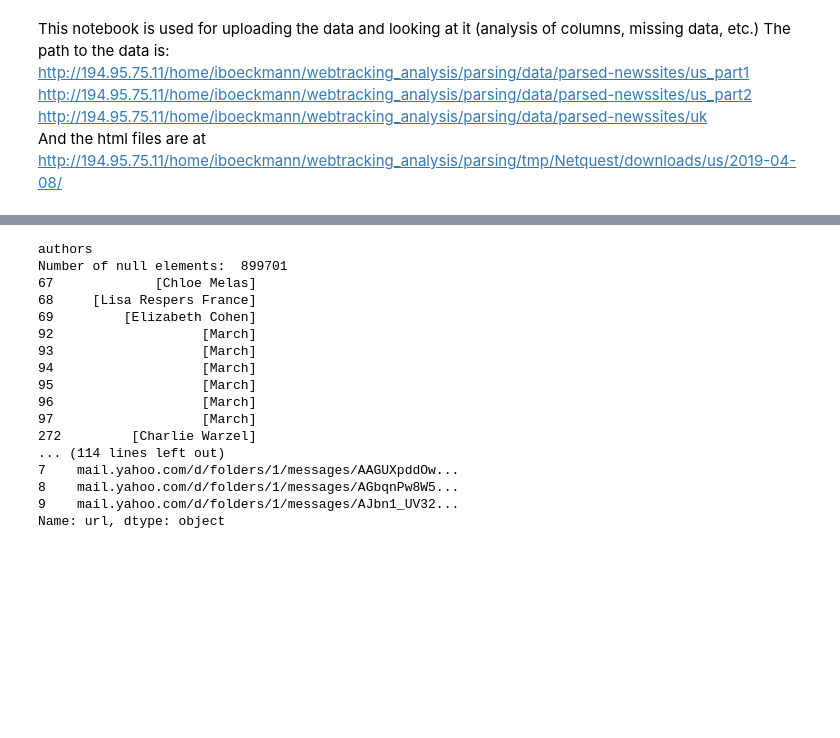
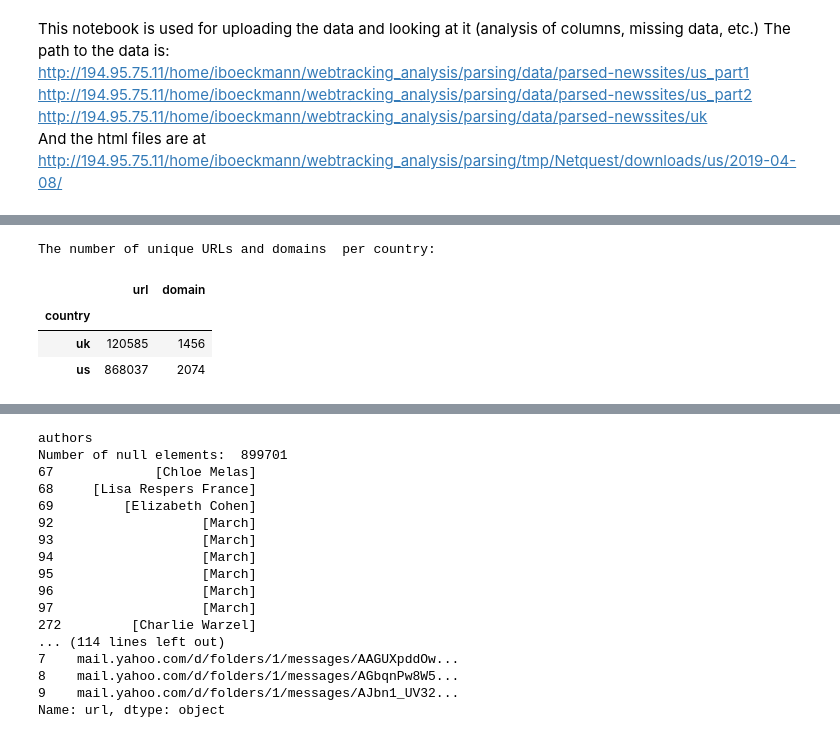
Before and after one commit to gesiscss/media_frames, a Jupyter notebook: 1.Data_Analysis.ipynb, the cells around one changed output, grey strips where cells are left out. Cells and saved outputs as stored; diff of their text form; code cells hidden in the pictures; blank space fills up the shorter version.

```diff
--- a/1.Data_Analysis.ipynb
+++ b/1.Data_Analysis.ipynb
@@ -25,0 +32,11 @@ news.head()
+# %%
+print('The number of unique URLs and domains  per country:')
+news['domain'] = news['url'].apply(lambda x: x.split('/')[0])
+news_by_countries = news.groupby('country')
+news_by_countries.agg({"url": "nunique", "domain": "nunique"})
+# %% [output]
+The number of unique URLs and domains  per country:
+|  | url | domain |
+| country |  |  |
+| uk | 120585 | 1456 |
+| us | 868037 | 2074 |
```
Also changed, not shown: parts of 5 cells of this notebook.
